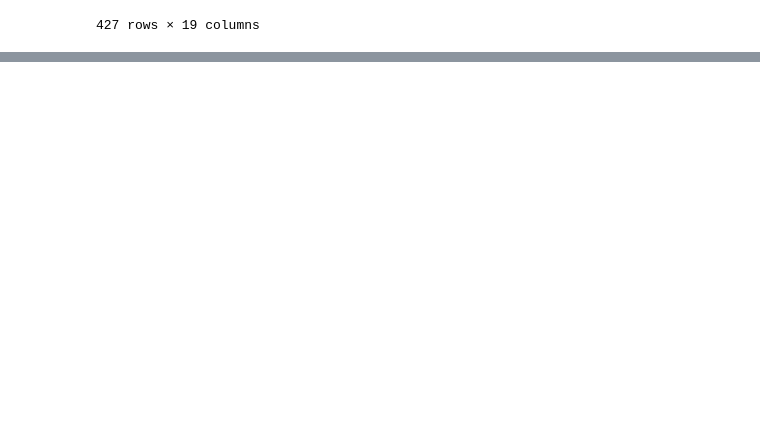
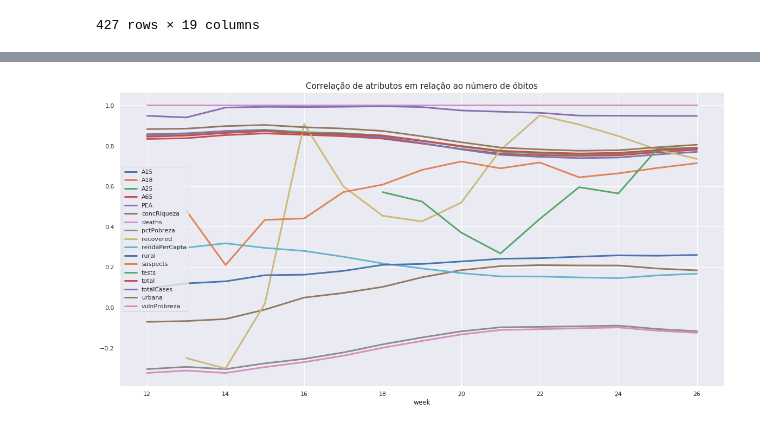
Before and after one commit to kenzosakiyama/corona_virus_brasil, a Jupyter notebook: notebooks/analise_de_semanas_epidemiologicas.ipynb, the cells around one changed output, grey strips where cells are left out. Cells and saved outputs as stored; diff of their text form; code cells hidden in the pictures; blank space fills up the shorter version.

```diff
--- a/notebooks/analise_de_semanas_epidemiologicas.ipynb
+++ b/notebooks/analise_de_semanas_epidemiologicas.ipynb
@@ -44,0 +87,4 @@ estados_df.tail().loc[26]["totalCases"].sum()
+# %%
+data_df = estados_df.join(censo_df)
+data_df = data_df.join(economia_df)
+data_df = data_df.join(idade_df)
@@ -44,0 +167,4 @@ estados_df.tail().loc[26]["totalCases"].sum()
+# %%
+_ = obitos_corr_df.plot(linewidth=3).set_title("Correlação de atributos em relação ao número de óbitos", size=15)
+# %% [output]
+[figure, added]
```
Also changed, not shown: parts of 24 cells of this notebook.
